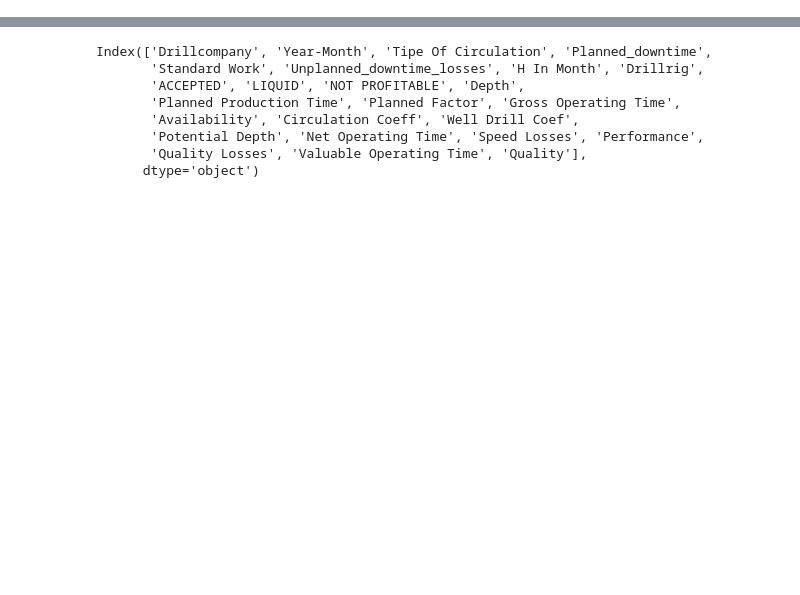
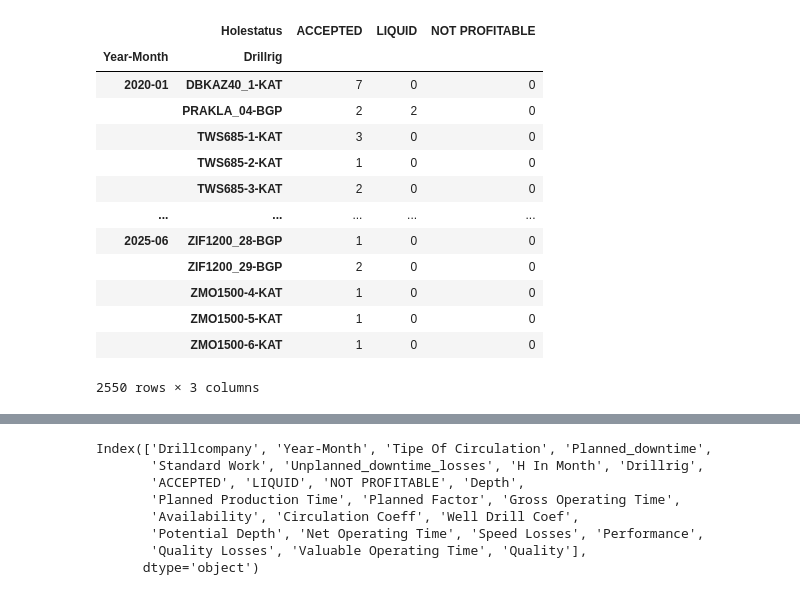
Before and after one commit to yevgeniy2504/Company, a Jupyter notebook: Scripts/OEE/OEE v2.ipynb, the cells around one changed output, grey strips where cells are left out. Drawn from its saved outputs; the diff is of its cells as text; code cells hidden in the pictures; blank space fills up the shorter version.

```diff
--- a/Scripts/OEE/OEE v2.ipynb
+++ b/Scripts/OEE/OEE v2.ipynb
@@ -137,3 +137,20 @@ pivot2 = pd.pivot_table(
     aggfunc='count',
     fill_value=0
 )
+# %%
+pivot2
+# %% [output]
+|  | Holestatus | ACCEPTED | LIQUID | NOT PROFITABLE |
+| Year-Month | Drillrig |  |  |  |
+| 2020-01 | DBKAZ40_1-KAT | 7 | 0 | 0 |
+|  | PRAKLA_04-BGP | 2 | 2 | 0 |
+|  | TWS685-1-KAT | 3 | 0 | 0 |
+|  | TWS685-2-KAT | 1 | 0 | 0 |
+|  | TWS685-3-KAT | 2 | 0 | 0 |
+| ... | ... | ... | ... | ... |
+| 2025-06 | ZIF1200_28-BGP | 1 | 0 | 0 |
+|  | ZIF1200_29-BGP | 2 | 0 | 0 |
+|  | ZMO1500-4-KAT | 1 | 0 | 0 |
+|  | ZMO1500-5-KAT | 1 | 0 | 0 |
+|  | ZMO1500-6-KAT | 1 | 0 | 0 |
+2550 rows × 3 columns
```
Also changed, not shown: parts of 6 cells of this notebook.
